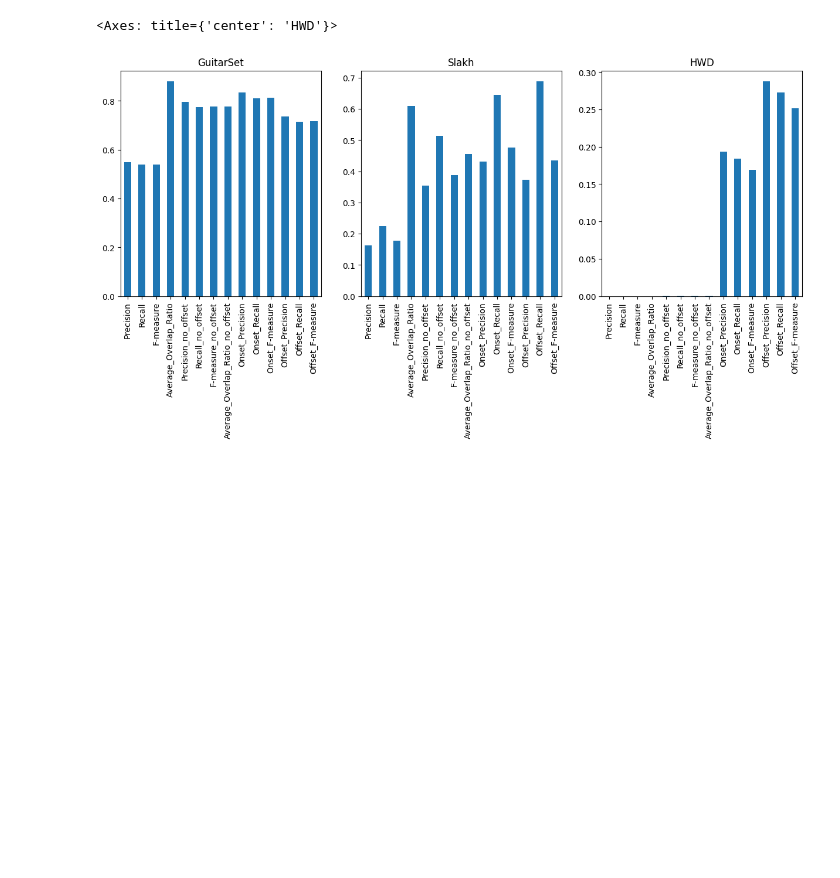
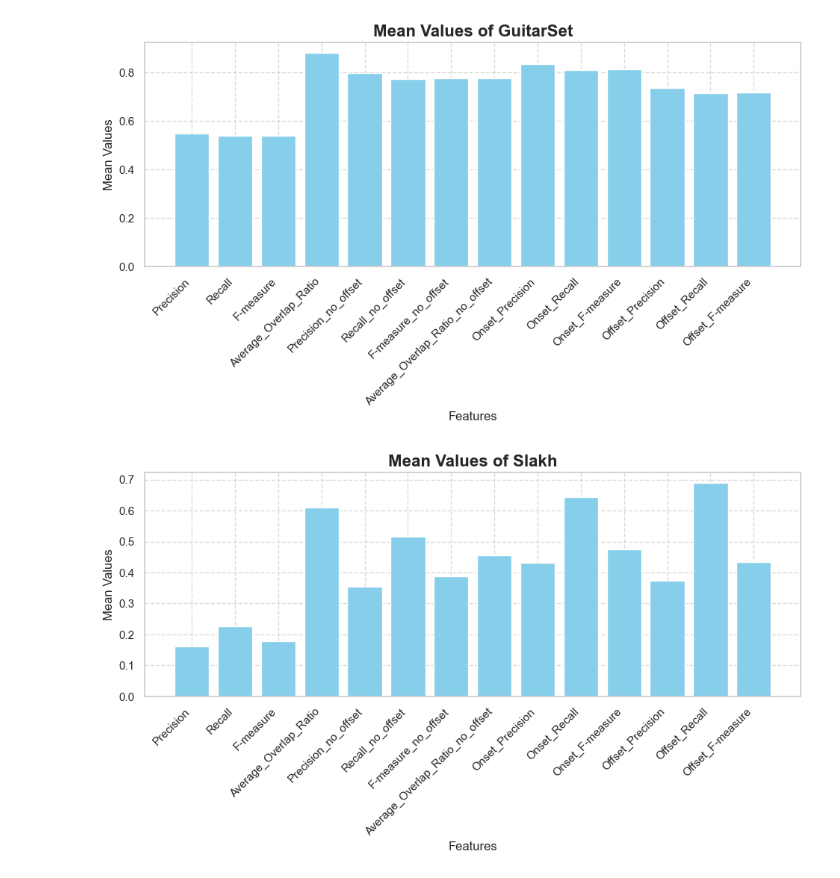
Before and after one commit to Lorenzo2703/Advanced_Pitch, a Jupyter notebook: BasicPitch/basic_pitch/Utils.ipynb, the cells around one changed output. Saved outputs shown, nothing was run; the diff lists cells and outputs as text; code cells hidden in the pictures; blank space fills up the shorter version.

Commit message:
run some evaluations and update plots

```diff
--- a/BasicPitch/basic_pitch/Utils.ipynb
+++ b/BasicPitch/basic_pitch/Utils.ipynb
@@ -198,13 +209,39 @@ display(hwd_b.describe())
-# %%
-#plot the precision recall f-measure score for each dataset taking into account only the mean
-import matplotlib.pyplot as plt
-
-
-fig, ax = plt.subplots(1, 3, figsize=(15, 5))
-
-guitarset_b.describe().loc['mean'].plot(kind='bar', ax=ax[0], title='GuitarSet')
-slakh_b.describe().loc['mean'].plot(kind='bar', ax=ax[1], title='Slakh')
-hwd_b.describe().loc['mean'].plot(kind='bar', ax=ax[2], title='HWD')
-# %% [output]
-<Axes: title={'center': 'HWD'}>
-[figure, removed]
+# %%
+import matplotlib.pyplot as plt
+import seaborn as sns
+
+# Set the overall aesthetics
+sns.set(style="whitegrid")
+
+def plot_mean(data, dataset_name):
+    # Extract the mean from the .describe() output
+    means = data.describe().loc['mean']
+
+    # Plot the mean values
+    plt.figure(figsize=(10, 6))
+    plt.bar(means.index, means, color='skyblue')
+
+    # Set plot title and labels
+    plt.title(f'Mean Values of {dataset_name}', fontsize=16, weight='bold')
+    plt.xlabel('Features', fontsize=12)
+    plt.ylabel('Mean Values', fontsize=12)
+
+    # Rotate x-ticks for better readability
+    plt.xticks(rotation=45, ha='right')
+
+    # Add a grid for better readability
+    plt.grid(True, linestyle='--', alpha=0.7)
+
+    # Adjust layout to avoid overlap
+    plt.tight_layout(pad=2.0)
+
+    # Display the plot
+    plt.show()
+
+plot_mean(guitarset_b, 'GuitarSet')
+plot_mean(slakh_b, 'Slakh')
+plot_mean(hwd_b, 'HWD')
+plot_mean(benchmark, 'Basic Pitch Benchmark')
+# %% [output]
+[figure, added]
+[figure, added]
```
Also changed, not shown: parts of 9 cells of this notebook, 11 other files.
